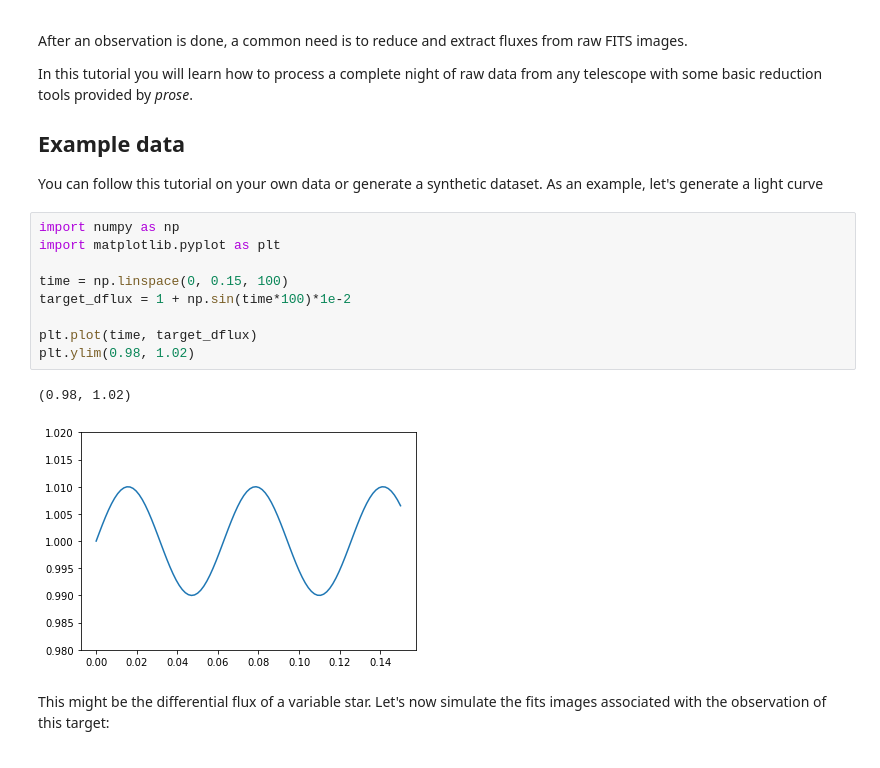
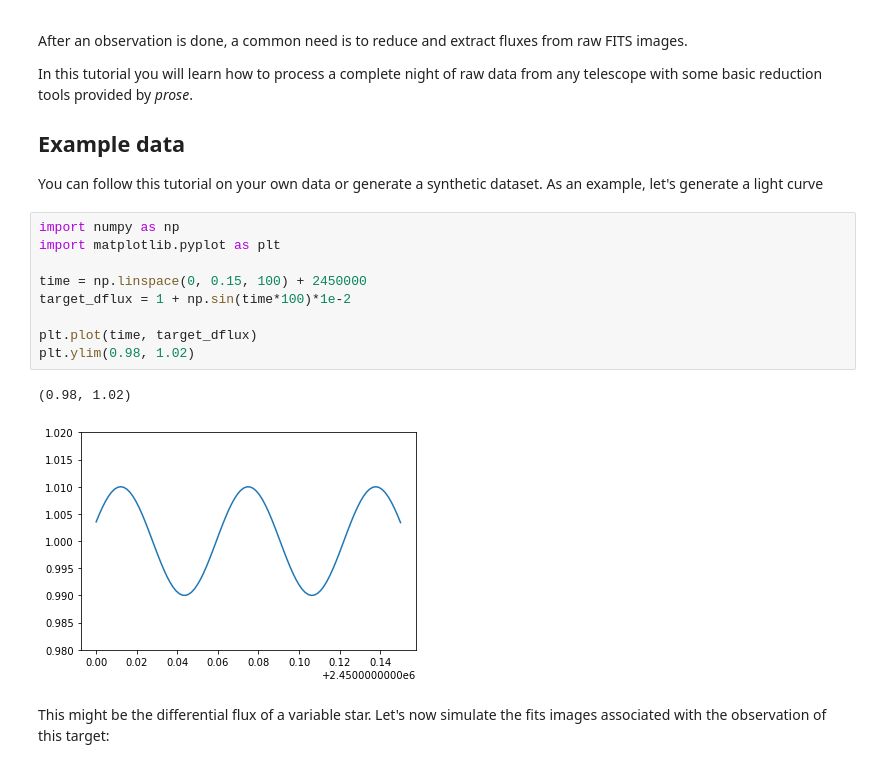
Before and after one commit to jpdeleon/prose2, a Jupyter notebook: docs/source/notebooks/reduction.ipynb, the cells around one changed output. Drawn from its saved outputs; the diff is of its cells as text.

```diff
--- a/docs/source/notebooks/reduction.ipynb
+++ b/docs/source/notebooks/reduction.ipynb
@@ -11,15 +11,15 @@ You can follow this tutorial on your own data or generate a synthetic dataset. A
 # %%
 import numpy as np
 import matplotlib.pyplot as plt
 
-time = np.linspace(0, 0.15, 100)
+time = np.linspace(0, 0.15, 100) + 2450000
 target_dflux = 1 + np.sin(time*100)*1e-2
 
 plt.plot(time, target_dflux)
 plt.ylim(0.98, 1.02)
 # %% [output]
 (0.98, 1.02)
-[figure, old version]
+[figure, new version]
 # %% [markdown]
 This might be the differential flux of a variable star. Let's now simulate the fits images associated with the observation of this target:
 # %%
```
Also changed, not shown: parts of 10 cells of this notebook, 6 other files.
